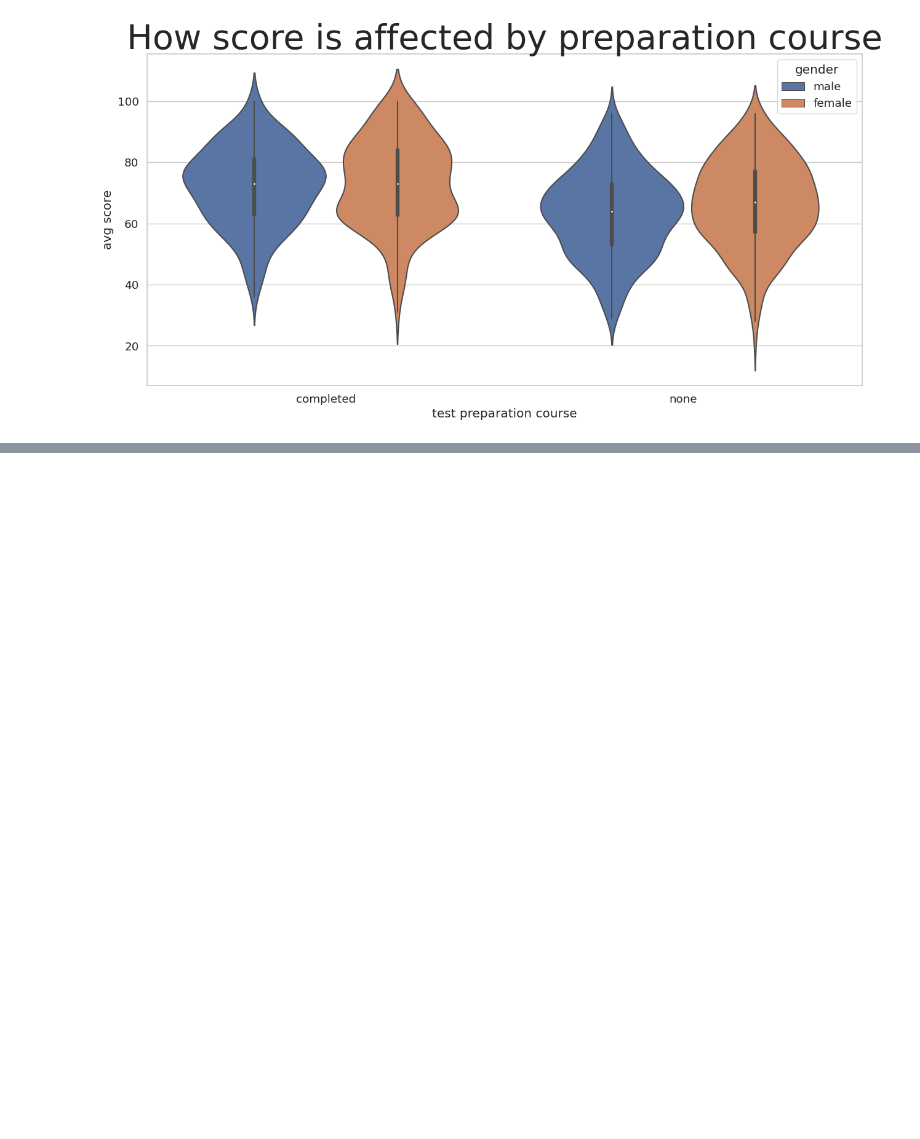
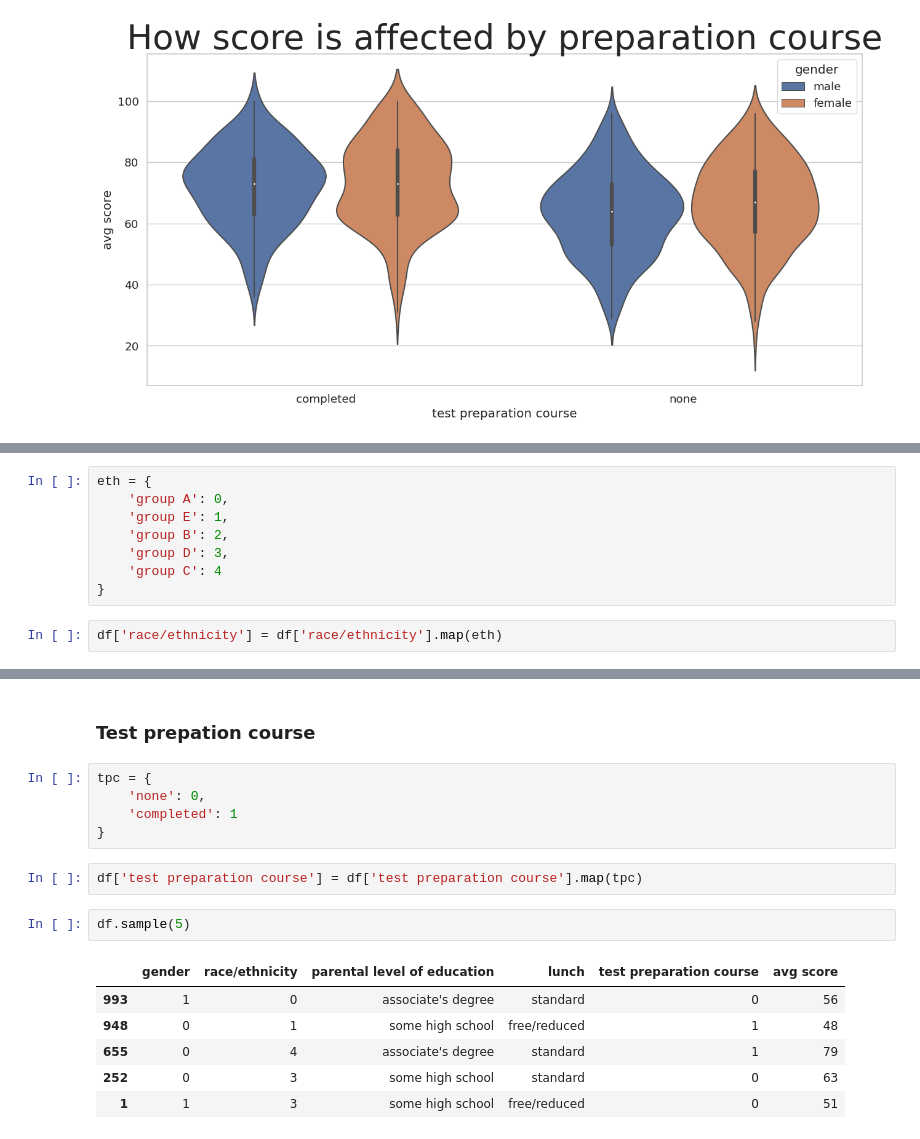
Before and after one commit to xShoho/Student-Performance-Exams, a Jupyter notebook: Student-Performance-Exams.ipynb, the cells around one changed output, grey strips where cells are left out. Drawn from its saved outputs; the diff is of its cells as text; blank space fills up the shorter version.

```diff
--- a/Student-Performance-Exams.ipynb
+++ b/Student-Performance-Exams.ipynb
@@ -206,0 +238,10 @@ Text(0.5, 1.0, 'How ethnical group affect score')
+# %%
+eth = {
+    'group A': 0,
+    'group E': 1,
+    'group B': 2,
+    'group D': 3,
+    'group C': 4
+}
+# %%
+df['race/ethnicity'] = df['race/ethnicity'].map(eth)
@@ -206,0 +257,18 @@ Text(0.5, 1.0, 'How ethnical group affect score')
+# %% [markdown]
+### Test prepation course
+# %%
+tpc = {
+    'none': 0,
+    'completed': 1
+}
+# %%
+df['test preparation course'] = df['test preparation course'].map(tpc)
+# %%
+df.sample(5)
+# %% [output]
+|  | gender | race/ethnicity | parental level of education | lunch | test preparation course | avg score |
+| 993 | 1 | 0 | associate's degree | standard | 0 | 56 |
+| 948 | 0 | 1 | some high school | free/reduced | 1 | 48 |
+| 655 | 0 | 4 | associate's degree | standard | 1 | 79 |
+| 252 | 0 | 3 | some high school | standard | 0 | 63 |
+| 1 | 1 | 3 | some high school | free/reduced | 0 | 51 |
```
Also changed, not shown: parts of 25 cells of this notebook.
